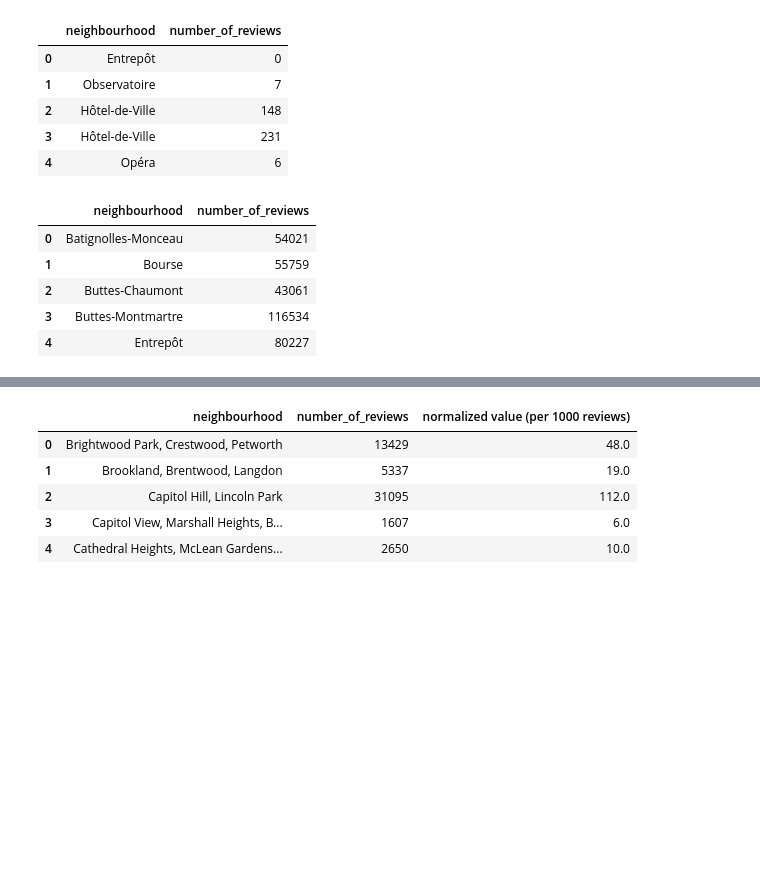
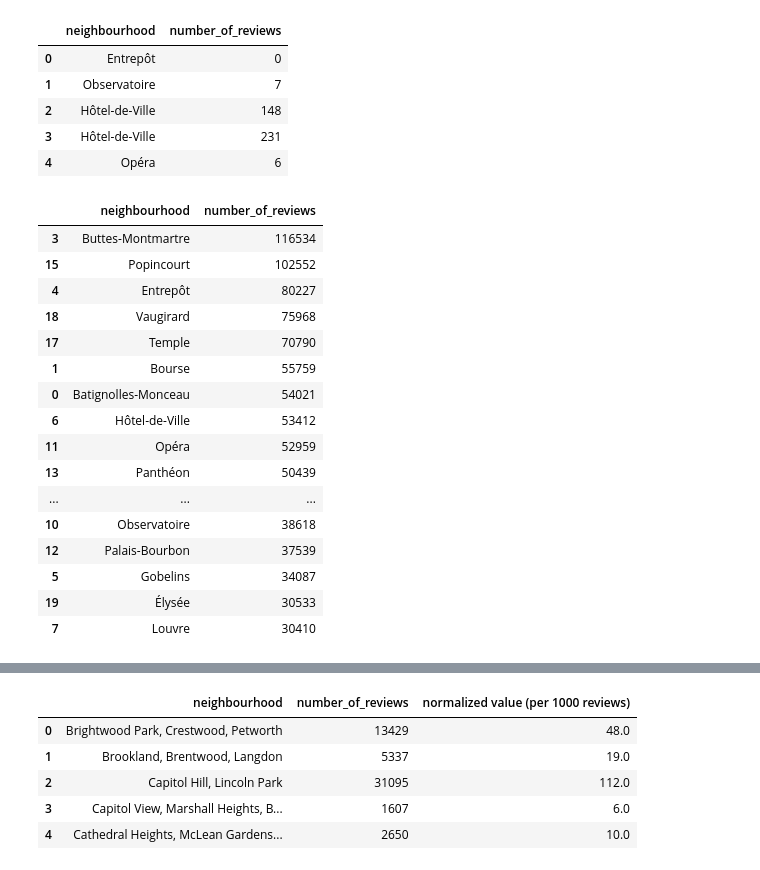
Before and after one commit to tiwaab-zz/airbnb-neighbourhoods, a Jupyter notebook: airbnb_analysis.ipynb, the cells around one changed output, grey strips where cells are left out. Drawn from its saved outputs; the diff is of its cells as text; code cells hidden in the pictures; blank space fills up the shorter version.

Commit message:
examine relationship between reviews and volume

```diff
--- a/airbnb_analysis.ipynb
+++ b/airbnb_analysis.ipynb
@@ -28,12 +50,23 @@ df.head()
 | 4 | Opéra | 6 |
 # %%
 #Group by neighbourhood to get total number of reviews for each
-df = reviews_df.groupby(df['neighbourhood']).sum().reset_index()
-df.head()
+df = df.groupby(df['neighbourhood']).sum().reset_index().sort_values(by ="number_of_reviews", ascending=False)
+df
 # %% [output]
 |  | neighbourhood | number_of_reviews |
+| 3 | Buttes-Montmartre | 116534 |
+| 15 | Popincourt | 102552 |
+| 4 | Entrepôt | 80227 |
+| 18 | Vaugirard | 75968 |
+| 17 | Temple | 70790 |
+| 1 | Bourse | 55759 |
 | 0 | Batignolles-Monceau | 54021 |
-| 1 | Bourse | 55759 |
-| 2 | Buttes-Chaumont | 43061 |
-| 3 | Buttes-Montmartre | 116534 |
-| 4 | Entrepôt | 80227 |
+| 6 | Hôtel-de-Ville | 53412 |
+| 11 | Opéra | 52959 |
+| 13 | Panthéon | 50439 |
+| ... | ... | ... |
+| 10 | Observatoire | 38618 |
+| 12 | Palais-Bourbon | 37539 |
+| 5 | Gobelins | 34087 |
+| 19 | Élysée | 30533 |
+| 7 | Louvre | 30410 |
```
Also changed, not shown: parts of 6 cells of this notebook, 2 other files.
